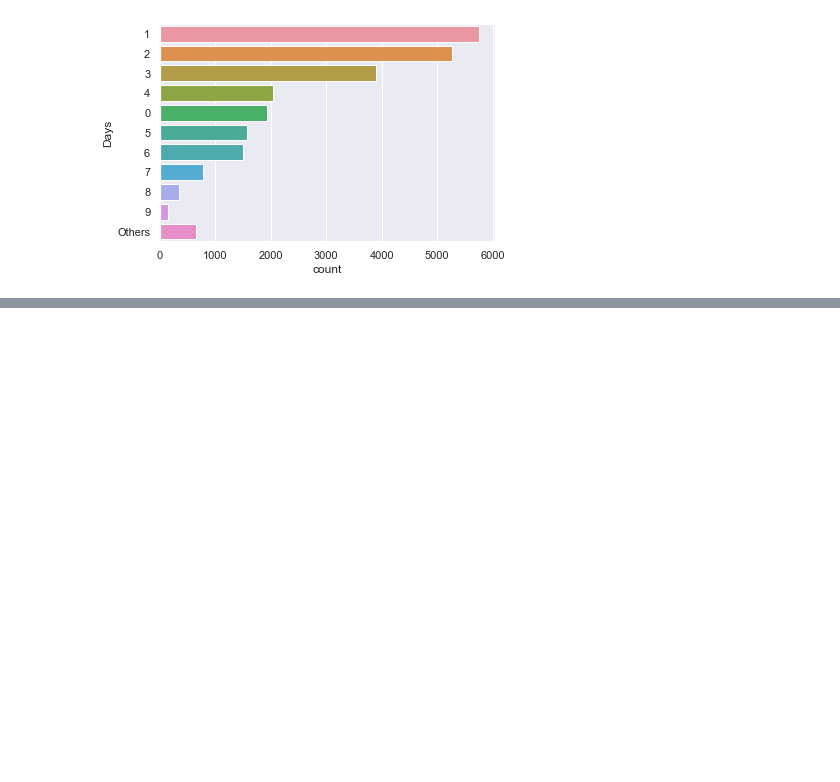
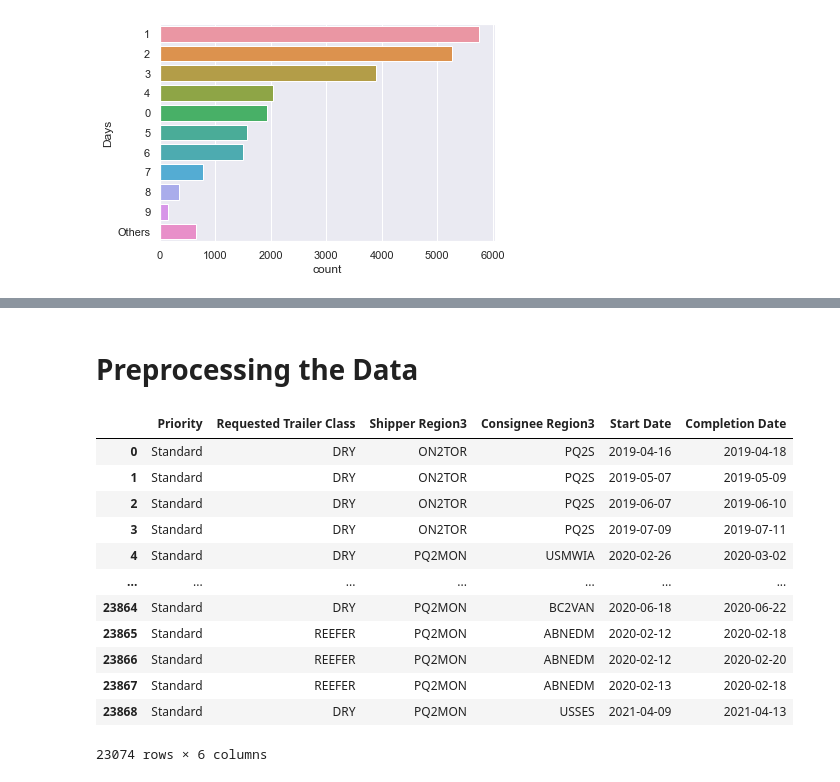
Before and after one commit to tranndt/ml-usra2021-NexusDataChallengeBison, a Jupyter notebook: [05-2021] Nexus Data Challenge/Jason's Notebook.ipynb, the cells around one changed output, grey strips where cells are left out. Saved outputs shown, nothing was run; the diff lists cells and outputs as text; code cells hidden in the pictures; blank space fills up the shorter version.

```diff
--- a/[05-2021] Nexus Data Challenge/Jason's Notebook.ipynb
+++ b/[05-2021] Nexus Data Challenge/Jason's Notebook.ipynb
@@ -84,0 +122,24 @@ bar_plot(df,"Days",10)
+# %% [markdown]
+# Preprocessing the Data
+# %%
+REGIONS = ['PQ2MON','PQ2N','PQ2OTT','PQ2QUE','PQ2S','PQ2C']
+df = DF.copy()
+for i in range(len(df)):
+    df.loc[i,"PQ"] = (df.loc[i,"Shipper Region3"] in REGIONS) or (df.loc[i,"Consignee Region3"] in REGIONS)
+
+df = df[df["PQ"]==True].drop(columns=["PQ","Customer Group","Requested Mode","Order #","Avg. Weekly Frequency","Lane ID - City to City","Client Grouping1"])
+df
+# %% [output]
+|  | Priority | Requested Trailer Class | Shipper Region3 | Consignee Region3 | Start Date | Completion Date |
+| 0 | Standard | DRY | ON2TOR | PQ2S | 2019-04-16 | 2019-04-18 |
+| 1 | Standard | DRY | ON2TOR | PQ2S | 2019-05-07 | 2019-05-09 |
+| 2 | Standard | DRY | ON2TOR | PQ2S | 2019-06-07 | 2019-06-10 |
+| 3 | Standard | DRY | ON2TOR | PQ2S | 2019-07-09 | 2019-07-11 |
+| 4 | Standard | DRY | PQ2MON | USMWIA | 2020-02-26 | 2020-03-02 |
+| ... | ... | ... | ... | ... | ... | ... |
+| 23864 | Standard | DRY | PQ2MON | BC2VAN | 2020-06-18 | 2020-06-22 |
+| 23865 | Standard | REEFER | PQ2MON | ABNEDM | 2020-02-12 | 2020-02-18 |
+| 23866 | Standard | REEFER | PQ2MON | ABNEDM | 2020-02-12 | 2020-02-20 |
+| 23867 | Standard | REEFER | PQ2MON | ABNEDM | 2020-02-13 | 2020-02-18 |
+| 23868 | Standard | DRY | PQ2MON | USSES | 2021-04-09 | 2021-04-13 |
+23074 rows × 6 columns
```
Also changed, not shown: parts of 7 cells of this notebook.
